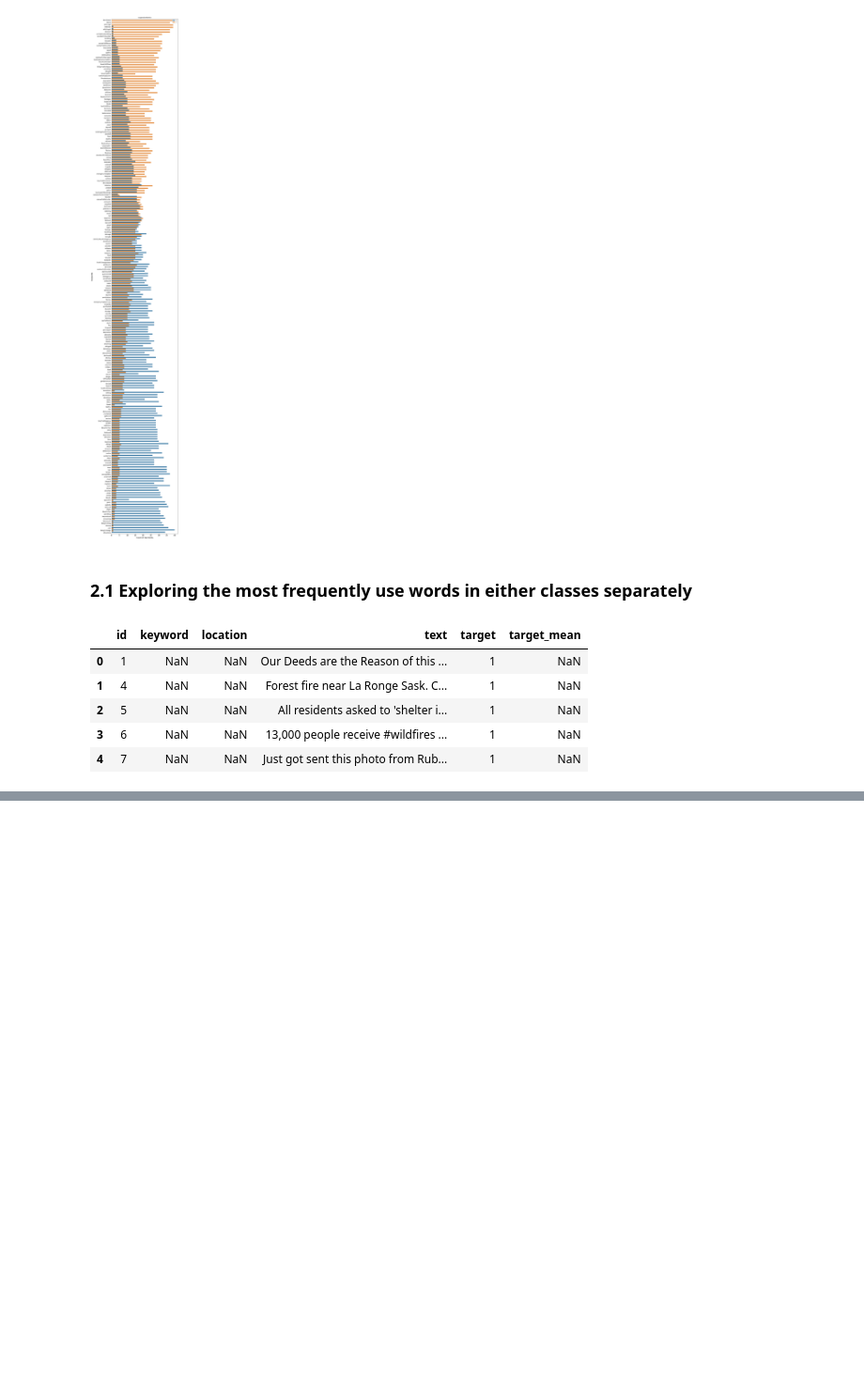
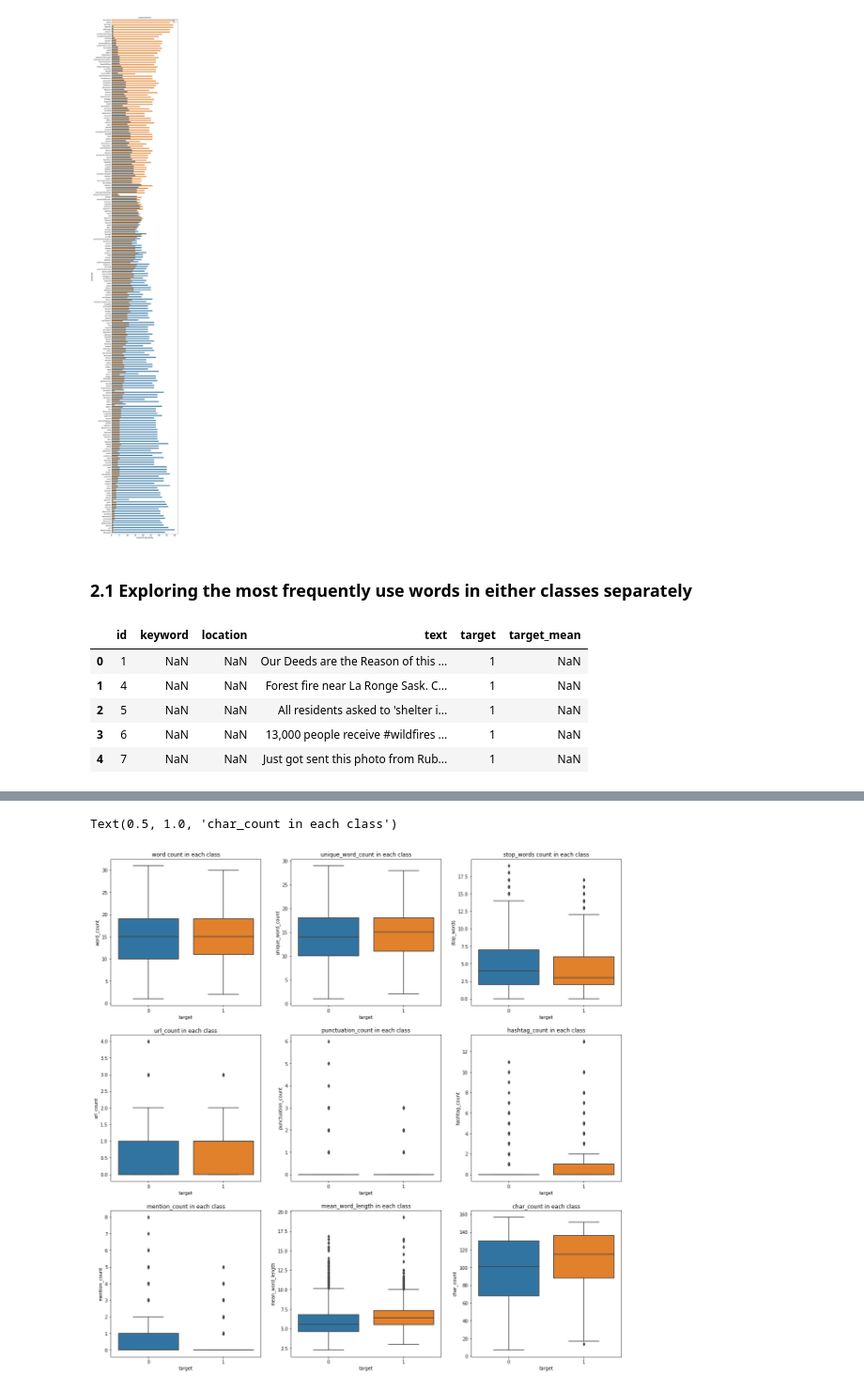
Before and after one commit to dilinjohn/Kaggle, a Jupyter notebook: Twitter tweets on Disasters/Using NLP on Disaster Tweets - with BERT.ipynb, the cells around one changed output, grey strips where cells are left out. Shown: that part at 94% size. Saved outputs shown, nothing was run; the diff lists cells and outputs as text; code cells hidden in the pictures; blank space fills up the shorter version.

```diff
--- a/Twitter tweets on Disasters/Using NLP on Disaster Tweets - with BERT.ipynb
+++ b/Twitter tweets on Disasters/Using NLP on Disaster Tweets - with BERT.ipynb
@@ -271,0 +486,24 @@ train
+# %%
+#sns.boxplot(x = train['target'], y= train['word_count'])
+fig, ax = plt.subplots(3, 3, figsize=(20, 20))
+sns.boxplot(data = train, x='target', y = 'word_count', ax=ax[0][0])
+ax[0][0].set_title('word count in each class')
+sns.boxplot(data = train, x='target', y = 'unique_word_count', ax=ax[0][1])
+ax[0][1].set_title('unique_word_count in each class')
+sns.boxplot(data = train, x='target', y = 'stop_words', ax=ax[0][2])
+ax[0][2].set_title('stop_words count in each class')
+sns.boxplot(data = train, x='target', y = 'url_count', ax=ax[1][0])
+ax[1][0].set_title('url_count in each class')
+sns.boxplot(data = train, x='target', y = 'punctuation_count', ax=ax[1][1])
+ax[1][1].set_title('punctuation_count in each class')
+sns.boxplot(data = train, x='target', y = 'hashtag_count', ax=ax[1][2])
+ax[1][2].set_title('hashtag_count in each class')
+sns.boxplot(data = train, x='target', y = 'mention_count', ax=ax[2][0])
+ax[2][0].set_title('mention_count in each class')
+sns.boxplot(data = train, x='target', y = 'mean_word_length', ax=ax[2][1])
+ax[2][1].set_title('mean_word_length in each class')
+sns.boxplot(data = train, x='target', y = 'char_count', ax=ax[2][2])
+ax[2][2].set_title('char_count in each class')
+# %% [output]
+Text(0.5, 1.0, 'char_count in each class')
+[figure, added]
```
Also changed, not shown: parts of 50 cells of this notebook.
